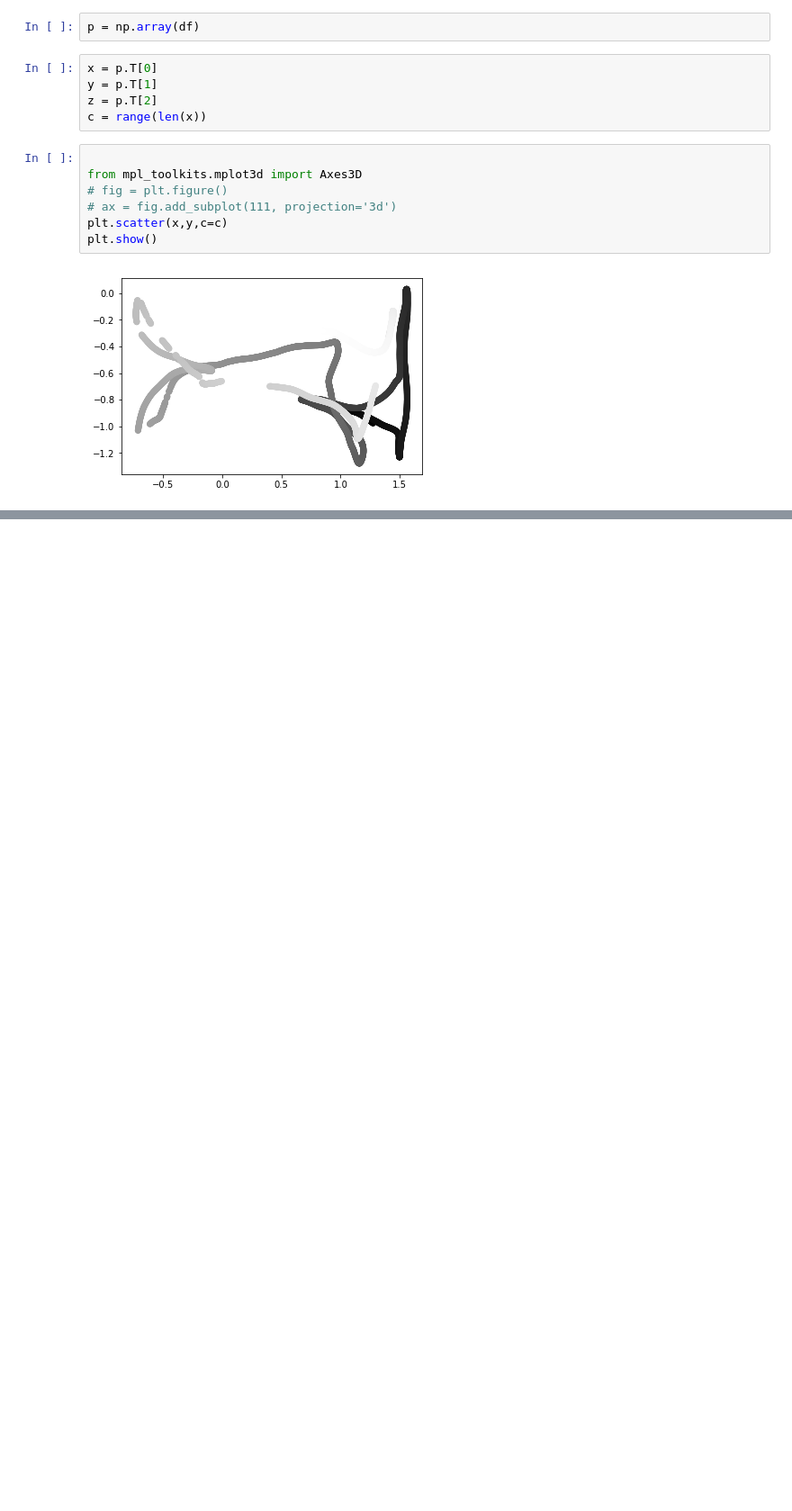
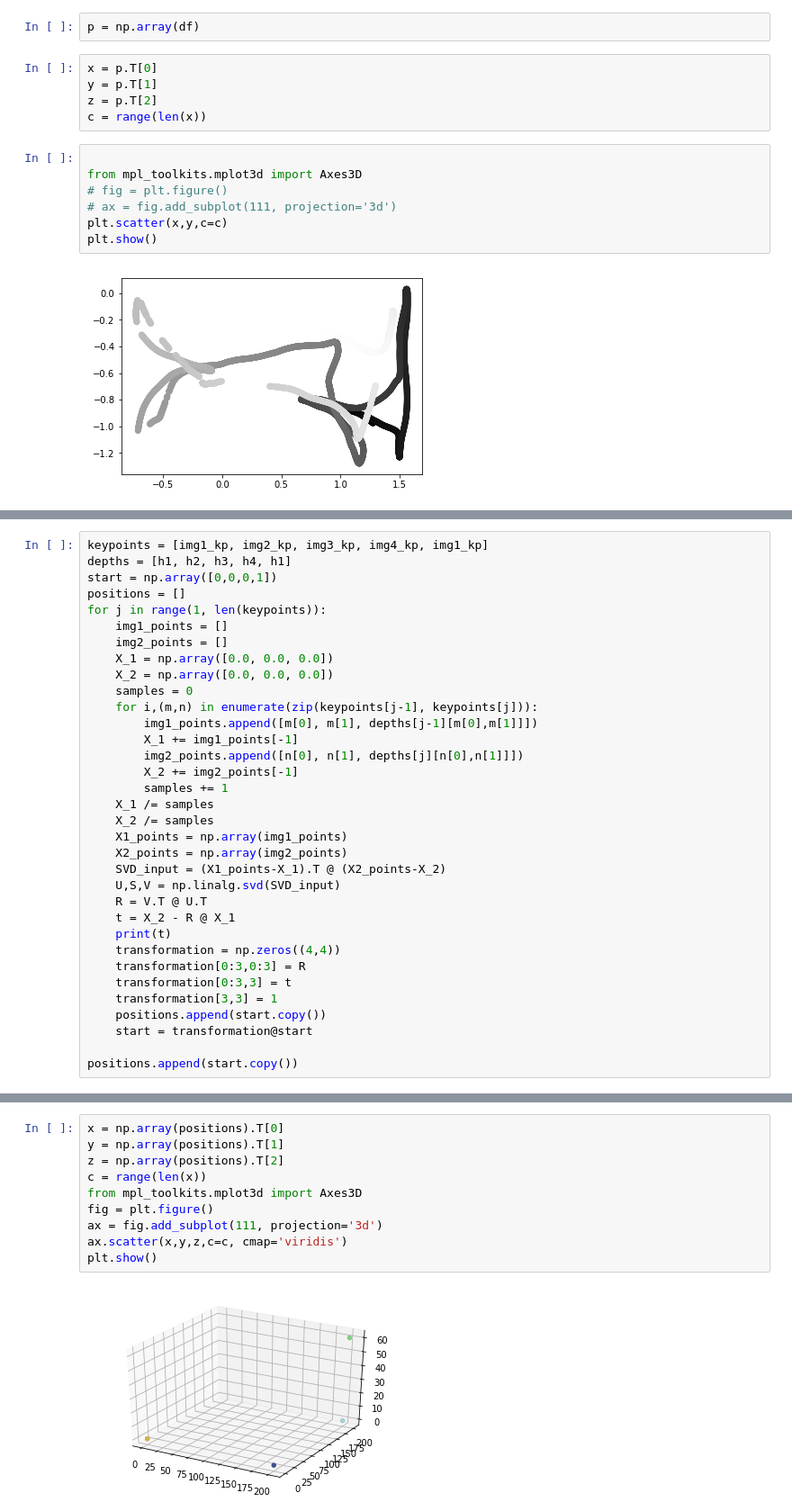
Before and after one commit to akhiaji/VisualOdometry, a Jupyter notebook: VO Testing.ipynb, the cells around one changed output, grey strips where cells are left out. Shown: that part at 90% size. Cells and saved outputs as stored; diff of their text form; blank space fills up the shorter version.

```diff
--- a/VO Testing.ipynb
+++ b/VO Testing.ipynb
@@ -325,0 +418,34 @@ plt.show()
+# %%
+keypoints = [img1_kp, img2_kp, img3_kp, img4_kp, img1_kp]
+depths = [h1, h2, h3, h4, h1]
+start = np.array([0,0,0,1])
+positions = []
+for j in range(1, len(keypoints)):
+    img1_points = []
+    img2_points = []
+    X_1 = np.array([0.0, 0.0, 0.0])
+    X_2 = np.array([0.0, 0.0, 0.0])
+    samples = 0
+    for i,(m,n) in enumerate(zip(keypoints[j-1], keypoints[j])):
+        img1_points.append([m[0], m[1], depths[j-1][m[0],m[1]]])
+        X_1 += img1_points[-1]
+        img2_points.append([n[0], n[1], depths[j][n[0],n[1]]])
+        X_2 += img2_points[-1]
+        samples += 1
+    X_1 /= samples
+    X_2 /= samples
+    X1_points = np.array(img1_points)
+    X2_points = np.array(img2_points)
+    SVD_input = (X1_points-X_1).T @ (X2_points-X_2)
+    U,S,V = np.linalg.svd(SVD_input)
+    R = V.T @ U.T
+    t = X_2 - R @ X_1
+    print(t)
+    transformation = np.zeros((4,4))
+    transformation[0:3,0:3] = R
+    transformation[0:3,3] = t
+    transformation[3,3] = 1
+    positions.append(start.copy())
+    start = transformation@start
+
+positions.append(start.copy())
@@ -325,0 +464,12 @@ plt.show()
+# %%
+x = np.array(positions).T[0]
+y = np.array(positions).T[1]
+z = np.array(positions).T[2]
+c = range(len(x))
+from mpl_toolkits.mplot3d import Axes3D
+fig = plt.figure()
+ax = fig.add_subplot(111, projection='3d')
+ax.scatter(x,y,z,c=c, cmap='viridis')
+plt.show()
+# %% [output]
+[figure, added]
```
Also changed, not shown: parts of 13 cells of this notebook.
